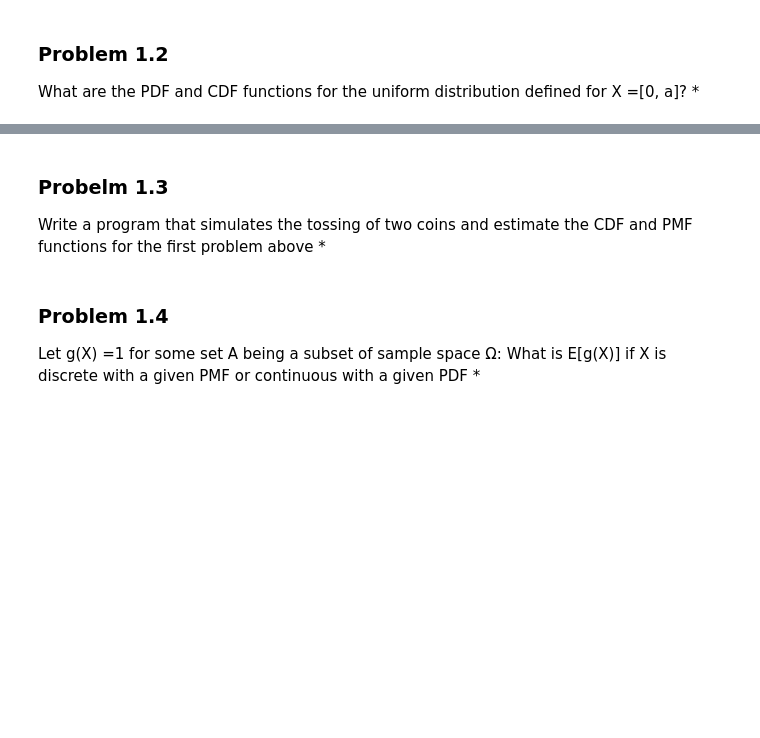
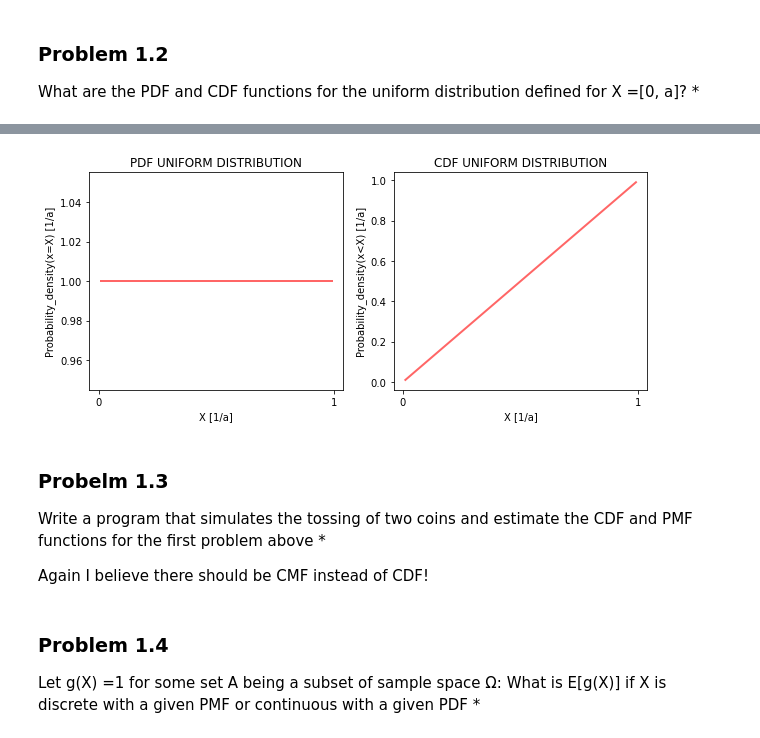
Before and after one commit to kmiec96/Modern-data-science, a Jupyter notebook: ML_2021_set2.ipynb, the cells around one changed output, grey strips where cells are left out. Saved outputs shown, nothing was run; the diff lists cells and outputs as text; code cells hidden in the pictures; blank space fills up the shorter version.

```diff
--- a/ML_2021_set2.ipynb
+++ b/ML_2021_set2.ipynb
@@ -14,6 +79,30 @@ What are the PDF and CDF functions for the uniform distribution defined for X =[
+# %%
+from scipy.stats import uniform
+mean, var, skew, kurt = uniform.stats(moments='mvsk')
+
+x = np.linspace(uniform.ppf(0.01), uniform.ppf(0.99), 100)
+
+
+fig, (ax1, ax2) = plt.subplots(1, 2,figsize=(10, 4))
+ax1.set_title("PDF UNIFORM DISTRIBUTION")
+ax1.set_xlabel("X [1/a]")
+ax1.set_ylabel("Probability_density(x=X) [1/a]")
+ax1.set_xticks(np.arange(0, 2.1, step=1))
+ax1.plot(x, uniform.pdf(x),'r-', lw=2, alpha=0.6, label='uniform pdf')
+
+ax2.set_title("CDF UNIFORM DISTRIBUTION")
+ax2.set_xlabel("X [1/a]")
+ax2.set_ylabel("Probability_density(x<X) [1/a]")
+ax2.set_xticks(np.arange(0, 2.1, step=1))
+ax2.plot(x, uniform.cdf(x),'r-', lw=2, alpha=0.6, label='uniform cdf')
+plt.show()
+# %% [output]
+[figure, added]
 # %% [markdown]
 ### Probelm 1.3
 Write a program that simulates the tossing of two coins and estimate the CDF and PMF functions for the first problem above *
+
+Again I believe there should be CMF instead of CDF!
 # %% [markdown]
 ### Problem 1.4
 Let g(X) =1 for some set A being a subset of sample space Ω: What is E[g(X)] if X is discrete with a given PMF or continuous with a given PDF *
```
Also changed, not shown: parts of 5 cells of this notebook.
